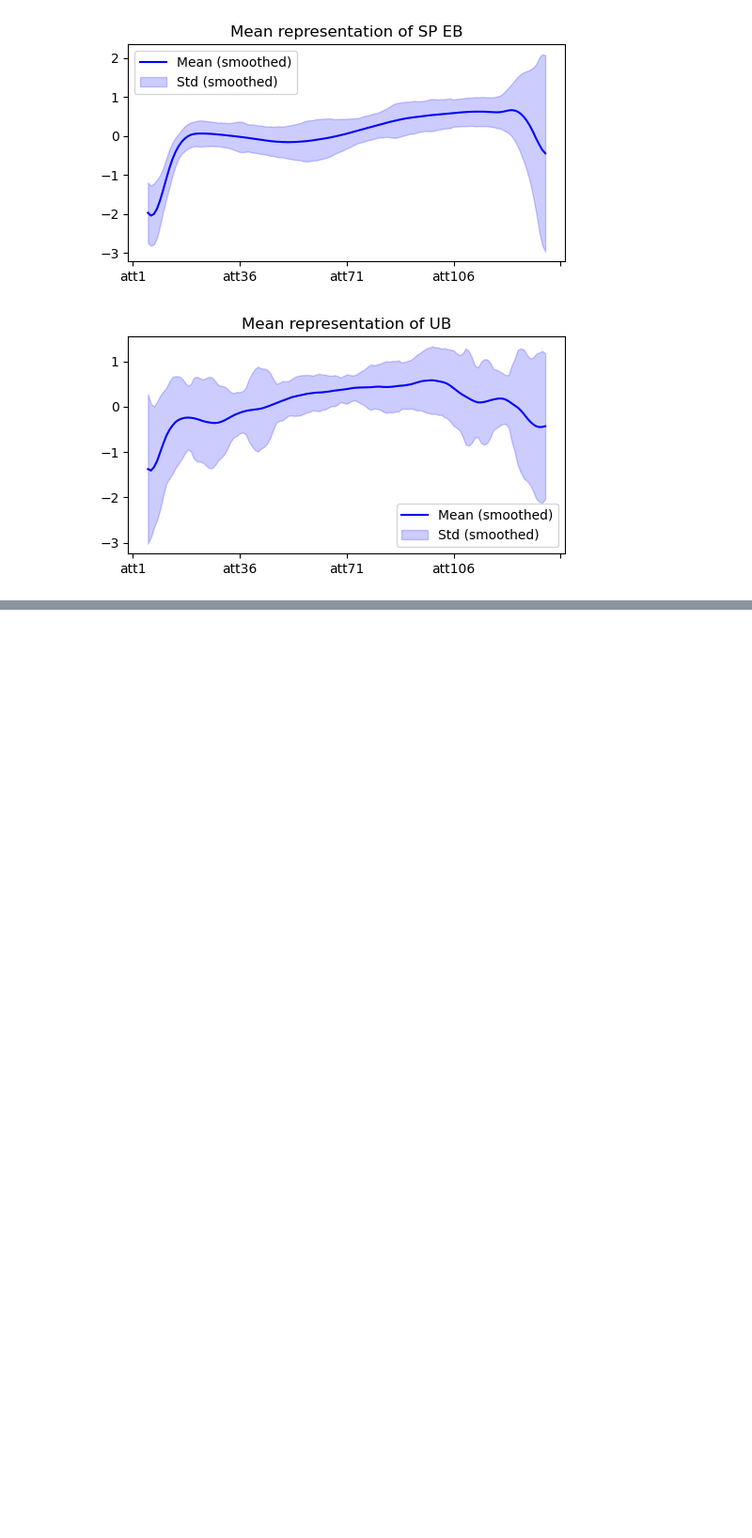
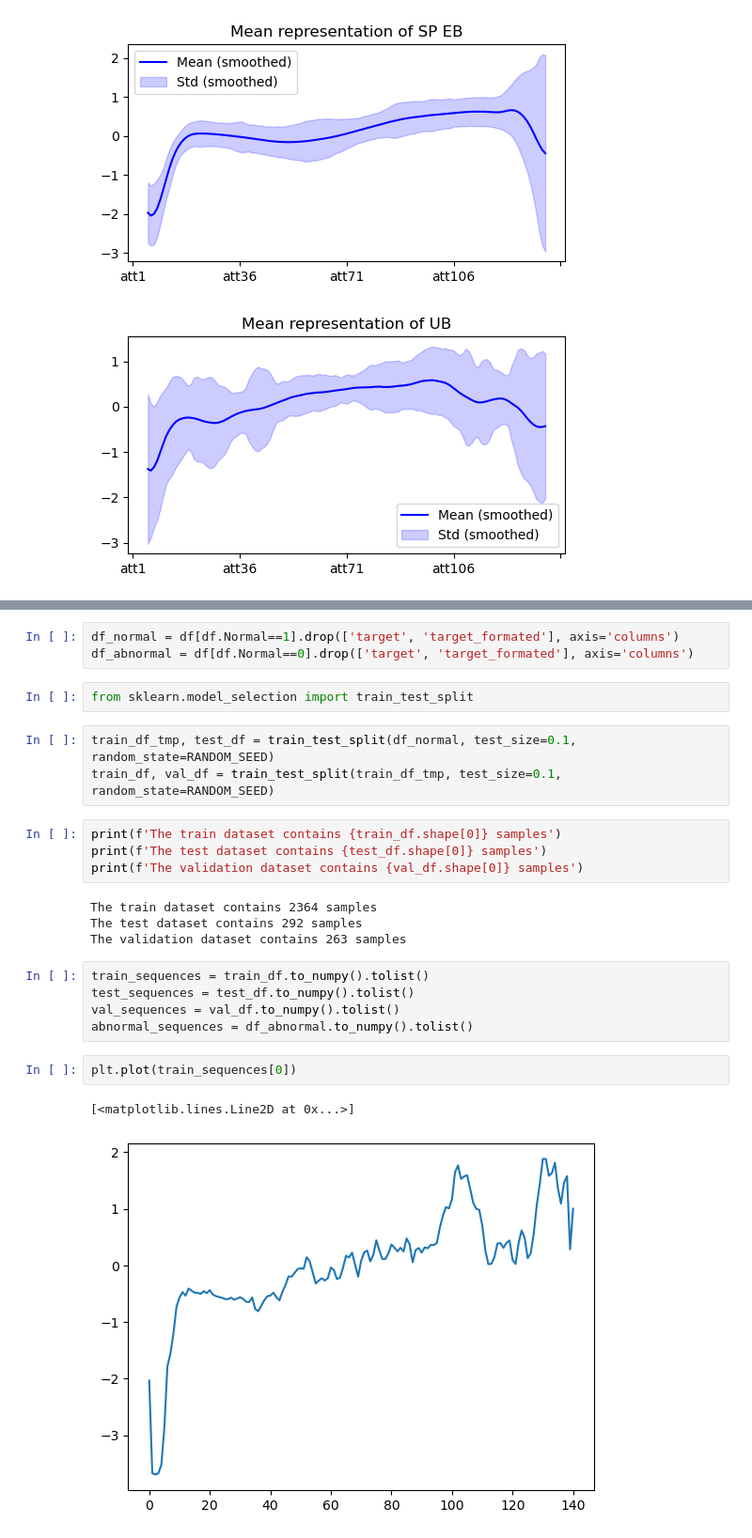
Before and after one commit to Clement1103/data_science_projects, a Jupyter notebook: DL_projects/anomaly_hearthbeats_detc/hearthbeats_anomaly_detection.ipynb, the cells around one changed output, grey strips where cells are left out. Shown at 94% size. Saved outputs shown, nothing was run; the diff lists cells and outputs as text; blank space fills up the shorter version.

```diff
--- a/DL_projects/anomaly_hearthbeats_detc/hearthbeats_anomaly_detection.ipynb
+++ b/DL_projects/anomaly_hearthbeats_detc/hearthbeats_anomaly_detection.ipynb
@@ -144,0 +149,26 @@ We observe that only the normal beats
+# %%
+df_normal = df[df.Normal==1].drop(['target', 'target_formated'], axis='columns')
+df_abnormal = df[df.Normal==0].drop(['target', 'target_formated'], axis='columns')
+# %%
+from sklearn.model_selection import train_test_split
+# %%
+train_df_tmp, test_df = train_test_split(df_normal, test_size=0.1, random_state=RANDOM_SEED)
+train_df, val_df = train_test_split(train_df_tmp, test_size=0.1, random_state=RANDOM_SEED)
+# %%
+print(f'The train dataset contains {train_df.shape[0]} samples')
+print(f'The test dataset contains {test_df.shape[0]} samples')
+print(f'The validation dataset contains {val_df.shape[0]} samples')
+# %% [output]
+The train dataset contains 2364 samples
+The test dataset contains 292 samples
+The validation dataset contains 263 samples
+# %%
+train_sequences = train_df.to_numpy().tolist()
+test_sequences = test_df.to_numpy().tolist()
+val_sequences = val_df.to_numpy().tolist()
+abnormal_sequences = df_abnormal.to_numpy().tolist()
+# %%
+plt.plot(train_sequences[0])
+# %% [output]
+[<matplotlib.lines.Line2D at 0x...>]
+[figure, added]
```
Also changed, not shown: parts of 6 cells of this notebook.
